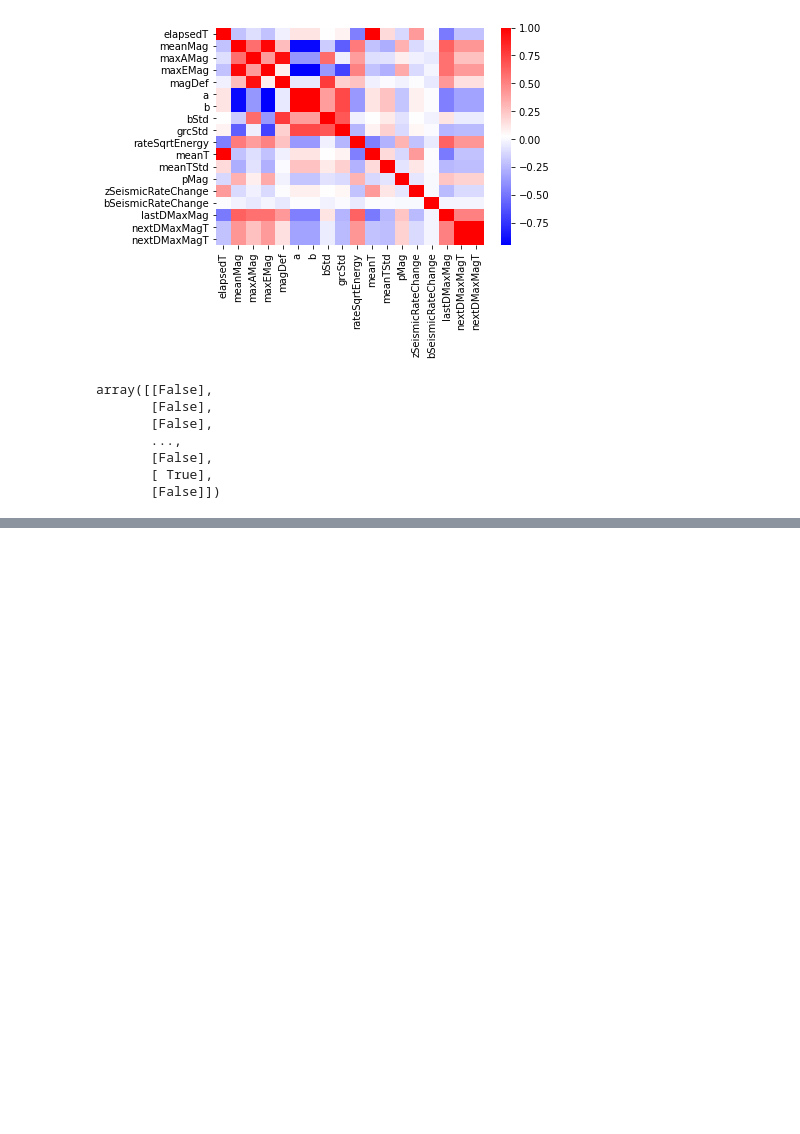
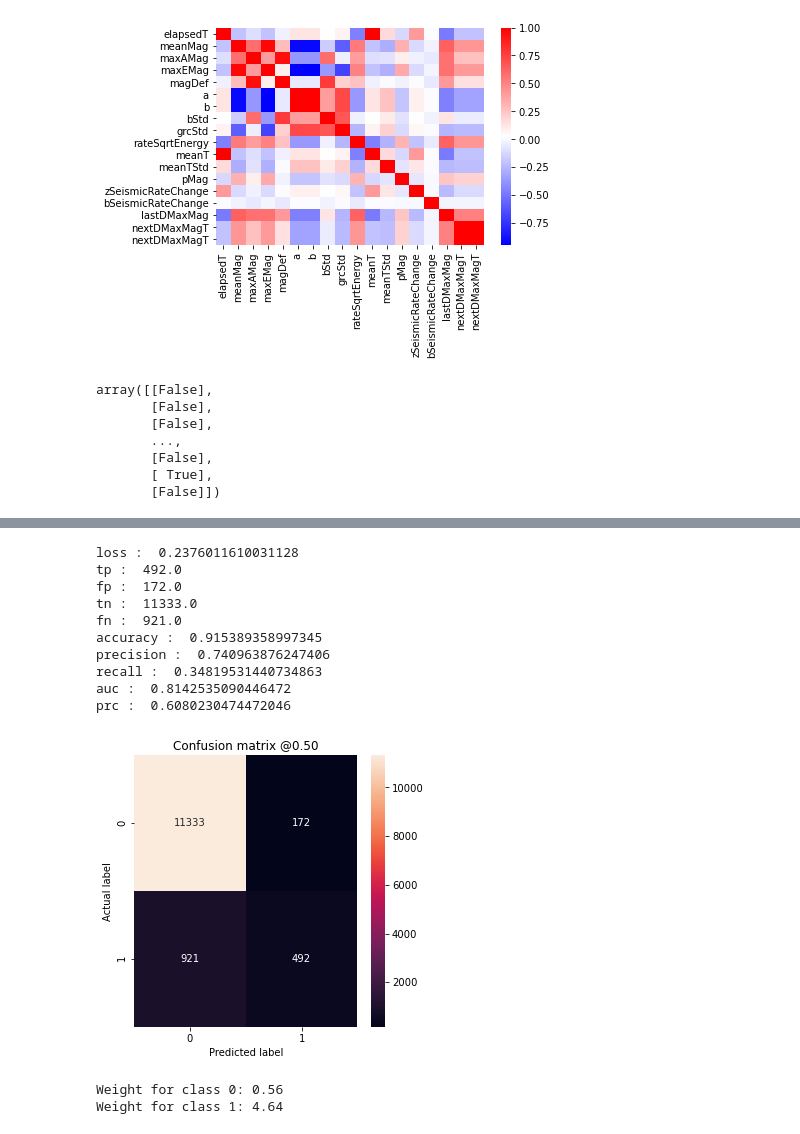
Before and after one commit to juadolfob/SeismicPrediction, a Jupyter notebook: notebooks/testing/prediction.ipynb, the cells around one changed output, grey strips where cells are left out. Cells and saved outputs as stored; diff of their text form; code cells hidden in the pictures; blank space fills up the shorter version.

Commit message:
better prediction algo

```diff
--- a/notebooks/testing/prediction.ipynb
+++ b/notebooks/testing/prediction.ipynb
@@ -107,3 +95,0 @@ def make_model(metrics=METRICS, output_bias=None):
-# %%
-model = make_model()
-model.summary()
@@ -179,22 +170,42 @@ plot_metrics(baseline_history)
-# %%
-
-
-"""
-embedding = Isomap(n_jobs=-1)
-X_transformed = embedding.fit_transform(X_norm32, Y_CATEGORICAL)
-
-"""
-
-"""
-%matplotlib qt
-
-fig, ax = plt.subplots()
-num_ticks = np.round((Y_CONTINUOUS_Scaler.data_max_ - Y_CONTINUOUS_Scaler.data_min_) * 10 + 1).astype(int)[0]
-labels = np.round(np.linspace(Y_CONTINUOUS_Scaler.data_min_, Y_CONTINUOUS_Scaler.data_max_, num=num_ticks).T[0], 1)
-ticks = np.linspace(0, 1, num=num_ticks)[np.isin(labels, np.unique(Y_CONTINUOUS))]
-cax = plt.scatter(X_transformed.T[0], X_transformed.T[1], s=sizes, color=colors_continuous)
-
-cbar = fig.colorbar(cax, ticks=ticks)
-cbar.ax.set_yticklabels(np.unique(Y_CONTINUOUS))
-plt.plot()
-"""
+# %%
+train_predictions_baseline = NN_model.predict(X_norm_32_train, batch_size=model.BATCH_SIZE)
+test_predictions_baseline = NN_model.predict(X_norm_32_test, batch_size=model.BATCH_SIZE)
+# %%
+def plot_cm(labels, predictions, p=0.5):
+  cm = confusion_matrix(labels, predictions > p)
+  plt.figure(figsize=(5,5))
+  sns.heatmap(cm, annot=True, fmt="d")
+  plt.title('Confusion matrix @{:.2f}'.format(p))
+  plt.ylabel('Actual label')
+  plt.xlabel('Predicted label')
+
+baseline_results = NN_model.evaluate(X_norm_32_test, Y_CATEGORICAL_test,
+                                  batch_size=model.BATCH_SIZE, verbose=0)
+for name, value in zip(NN_model.metrics_names, baseline_results):
+  print(name, ': ', value)
+
+
+plot_cm(Y_CATEGORICAL_test, test_predictions_baseline)
+# %% [output]
+loss :  0.2376011610031128
+tp :  492.0
+fp :  172.0
+tn :  11333.0
+fn :  921.0
+accuracy :  0.915389358997345
+precision :  0.740963876247406
+recall :  0.34819531440734863
+auc :  0.8142535090446472
+prc :  0.6080230474472046
+[figure, added]
+# %%
+weight_for_0 = (1 / (features.shape[0]-Y_CATEGORICAL.sum())) * (features.shape[0] / 2.0)
+weight_for_1 = (1 / Y_CATEGORICAL.sum()) * (features.shape[0] / 2.0)
+
+class_weight = {0: weight_for_0, 1: weight_for_1}
+
+print('Weight for class 0: {:.2f}'.format(weight_for_0))
+print('Weight for class 1: {:.2f}'.format(weight_for_1))
+# %% [output]
+Weight for class 0: 0.56
+Weight for class 1: 4.64
```
Also changed, not shown: parts of 24 cells of this notebook, 4 other files.
